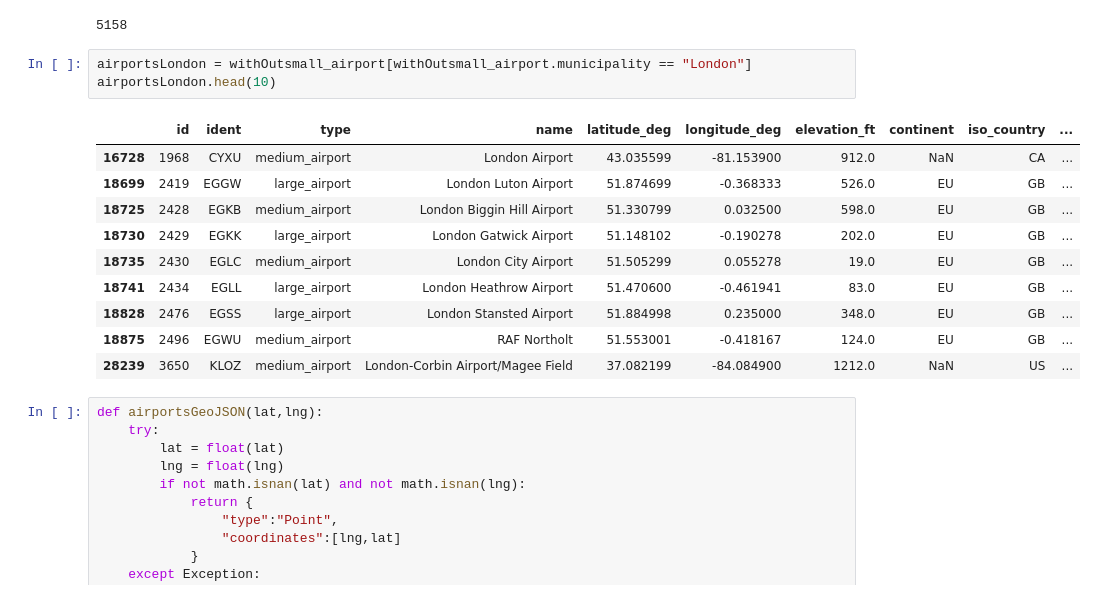
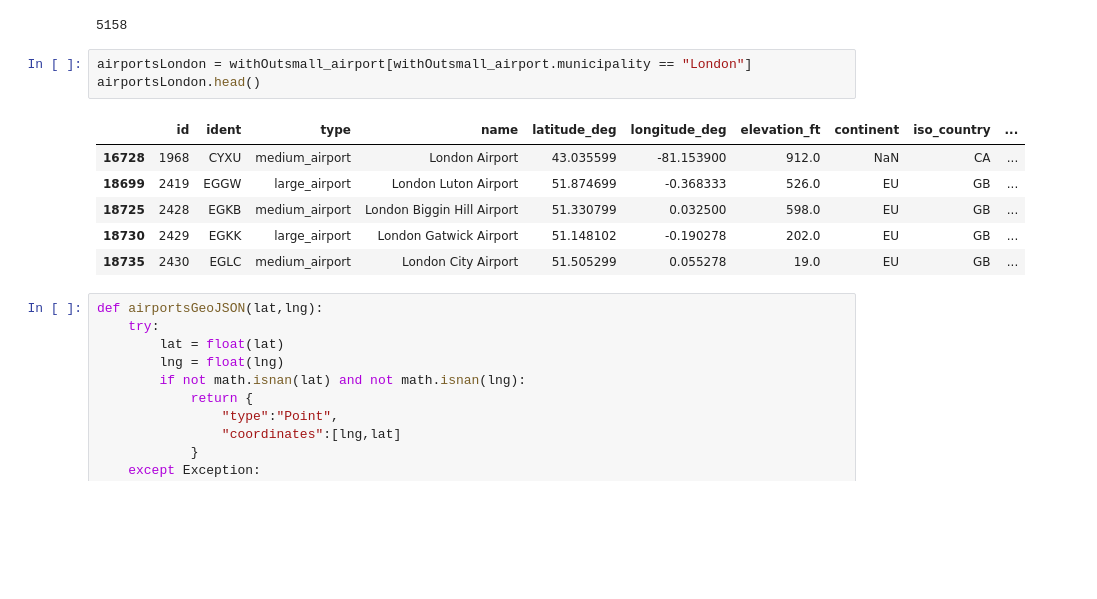
Before and after one commit to Bersuan/Proyecto-MongoDB, a Jupyter notebook: src/FilterStartups.ipynb, the cells around one changed output. Saved outputs shown, nothing was run; the diff lists cells and outputs as text; blank space fills up the shorter version.

```diff
--- a/src/FilterStartups.ipynb
+++ b/src/FilterStartups.ipynb
@@ -526,18 +521,14 @@ len(withOutsmall_airport)
 5158
 # %%
 airportsLondon = withOutsmall_airport[withOutsmall_airport.municipality == "London"]
-airportsLondon.head(10)
+airportsLondon.head()
 # %% [output]
 |  | id | ident | type | name | latitude_deg | longitude_deg | elevation_ft | continent | iso_country | ... |
 | 16728 | 1968 | CYXU | medium_airport | London Airport | 43.035599 | -81.153900 | 912.0 | NaN | CA | ... |
 | 18699 | 2419 | EGGW | large_airport | London Luton Airport | 51.874699 | -0.368333 | 526.0 | EU | GB | ... |
 | 18725 | 2428 | EGKB | medium_airport | London Biggin Hill Airport | 51.330799 | 0.032500 | 598.0 | EU | GB | ... |
 | 18730 | 2429 | EGKK | large_airport | London Gatwick Airport | 51.148102 | -0.190278 | 202.0 | EU | GB | ... |
 | 18735 | 2430 | EGLC | medium_airport | London City Airport | 51.505299 | 0.055278 | 19.0 | EU | GB | ... |
-| 18741 | 2434 | EGLL | large_airport | London Heathrow Airport | 51.470600 | -0.461941 | 83.0 | EU | GB | ... |
-| 18828 | 2476 | EGSS | large_airport | London Stansted Airport | 51.884998 | 0.235000 | 348.0 | EU | GB | ... |
-| 18875 | 2496 | EGWU | medium_airport | RAF Northolt | 51.553001 | -0.418167 | 124.0 | EU | GB | ... |
-| 28239 | 3650 | KLOZ | medium_airport | London-Corbin Airport/Magee Field | 37.082199 | -84.084900 | 1212.0 | NaN | US | ... |
 # %%
 def airportsGeoJSON(lat,lng):
     try:
```
Also changed, not shown: parts of 2 cells of this notebook.
